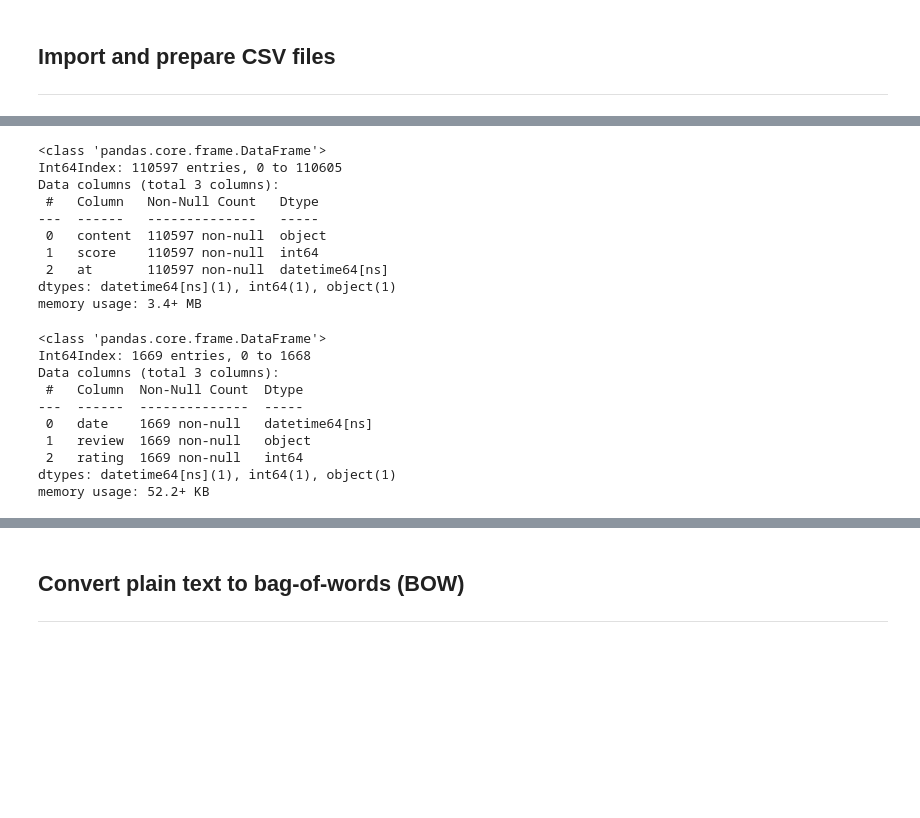
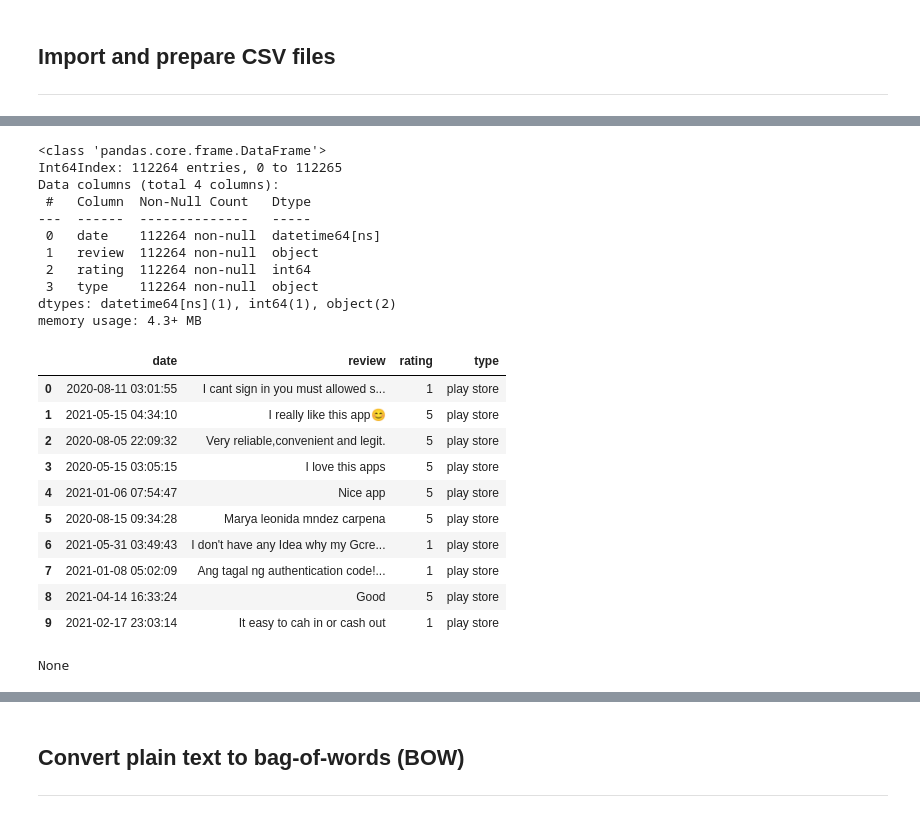
Before and after one commit to kentregs/mynt-cadetship-final-capstone-project-repo, a Jupyter notebook: [6] NTM_topic_modeling.ipynb, the cells around one changed output, grey strips where cells are left out. Saved outputs shown, nothing was run; the diff lists cells and outputs as text; code cells hidden in the pictures; blank space fills up the shorter version.

```diff
--- a/[6] NTM_topic_modeling.ipynb
+++ b/[6] NTM_topic_modeling.ipynb
@@ -89,28 +115,52 @@ memory usage: 3.4+ MB
-# %%
-gps_df = gps_df.dropna()
-gps_df.info()
-# %% [output]
-<class 'pandas.core.frame.DataFrame'>
-Int64Index: 110597 entries, 0 to 110605
-Data columns (total 3 columns):
- #   Column   Non-Null Count   Dtype
----  ------   --------------   -----
- 0   content  110597 non-null  object
- 1   score    110597 non-null  int64
- 2   at       110597 non-null  datetime64[ns]
-dtypes: datetime64[ns](1), int64(1), object(1)
-memory usage: 3.4+ MB
-# %%
-as_df = as_df.dropna()
-as_df.info()
-# %% [output]
-<class 'pandas.core.frame.DataFrame'>
-Int64Index: 1669 entries, 0 to 1668
-Data columns (total 3 columns):
- #   Column  Non-Null Count  Dtype
----  ------  --------------  -----
- 0   date    1669 non-null   datetime64[ns]
- 1   review  1669 non-null   object
- 2   rating  1669 non-null   int64
-dtypes: datetime64[ns](1), int64(1), object(1)
-memory usage: 52.2+ KB
+# %%
+# init empty DF
+combined_df = pd.DataFrame()
+
+# populate lists
+date_lst = gps_df['at'].values.tolist() + as_df['date'].values.tolist()
+review_lst = gps_df['content'].values.tolist() + as_df['review'].values.tolist()
+rating_lst = gps_df['score'].values.tolist() + as_df['rating'].values.tolist()
+type_lst = gps_df['type'].values.tolist() + as_df['type'].values.tolist()
+
+# populate DF
+combined_df['date'] = date_lst
+combined_df['date'] = pd.to_datetime(combined_df['date'])
+combined_df['review'] = review_lst
+combined_df['rating'] = rating_lst
+combined_df['type'] = type_lst
+
+# shuffle rows
+combined_df = combined_df.sample(frac=1).reset_index(drop=True)
+
+# drop rows that have NULL entries
+combined_df = combined_df.dropna()
+
+# drop rows that have duplicates
+combined_df = combined_df.drop_duplicates()
+
+combined_df.info()
+print(display(combined_df.head(10)))
+# %% [output]
+<class 'pandas.core.frame.DataFrame'>
+Int64Index: 112264 entries, 0 to 112265
+Data columns (total 4 columns):
+ #   Column  Non-Null Count   Dtype
+---  ------  --------------   -----
+ 0   date    112264 non-null  datetime64[ns]
+ 1   review  112264 non-null  object
+ 2   rating  112264 non-null  int64
+ 3   type    112264 non-null  object
+dtypes: datetime64[ns](1), int64(1), object(2)
+memory usage: 4.3+ MB
+|  | date | review | rating | type |
+| 0 | 2020-08-11 03:01:55 | I cant sign in you must allowed s... | 1 | play store |
+| 1 | 2021-05-15 04:34:10 | I really like this app😊 | 5 | play store |
+| 2 | 2020-08-05 22:09:32 | Very reliable,convenient and legit. | 5 | play store |
+| 3 | 2020-05-15 03:05:15 | I love this apps | 5 | play store |
+| 4 | 2021-01-06 07:54:47 | Nice app | 5 | play store |
+| 5 | 2020-08-15 09:34:28 | Marya leonida mndez carpena | 5 | play store |
+| 6 | 2021-05-31 03:49:43 | I don't have any Idea why my Gcre... | 1 | play store |
+| 7 | 2021-01-08 05:02:09 | Ang tagal ng authentication code!... | 1 | play store |
+| 8 | 2021-04-14 16:33:24 | Good | 5 | play store |
+| 9 | 2021-02-17 23:03:14 | It easy to cah in or cash out | 1 | play store |
+None
```
Also changed, not shown: parts of 18 cells of this notebook.
